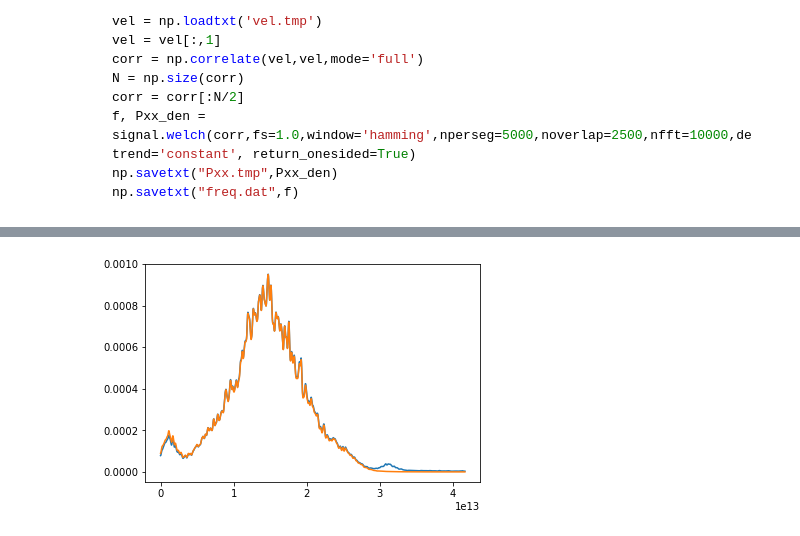
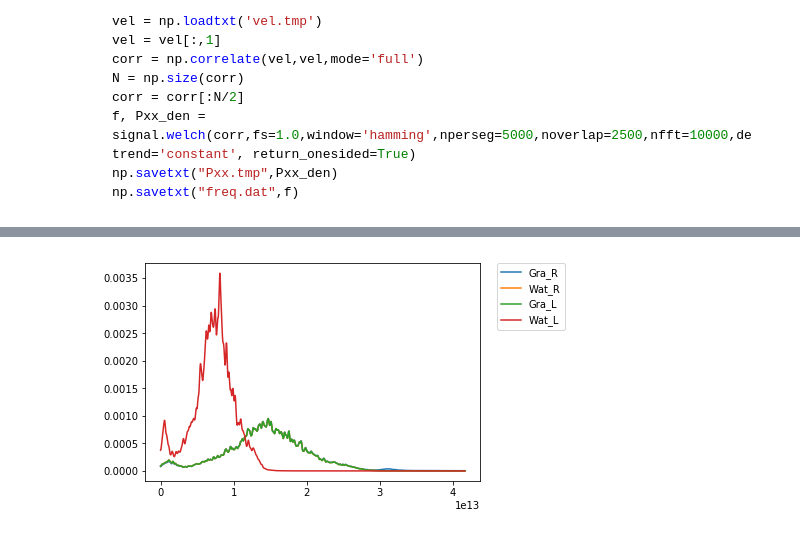
Before and after one commit to abhijithanandan/the-phonon-project, a Jupyter notebook: Phonon transport across Graphene Water Interface.ipynb, the cells around one changed output, grey strips where cells are left out. Cells and saved outputs as stored; diff of their text form; code cells hidden in the pictures.

```diff
--- a/Phonon transport across Graphene Water Interface.ipynb
+++ b/Phonon transport across Graphene Water Interface.ipynb
@@ -594,10 +707,17 @@ import matplotlib.pyplot as plt
 
 data_gra_R = np.loadtxt("dos_gra_R.dat")
 data_wat_R = np.loadtxt("dos_wat_R.dat")
+data_gra_L = np.loadtxt("dos_gra_L.dat")
+data_wat_L = np.loadtxt("dos_wat_L.dat")
 DOS_Gra_R = data_gra_R[:,1]
 DOS_Wat_R = data_wat_R[:,1]
+DOS_Gra_L = data_gra_L[:,1]
+DOS_Wat_L = data_wat_L[:,1]
 freq = data_gra_R[:,0]*(1/12e-15)
-plt.plot(freq,DOS_Gra_R)
-plt.plot(freq,DOS_Wat_R)
+plt.plot(freq,DOS_Gra_R, label='Gra_R')
+plt.plot(freq,DOS_Wat_R, label='Wat_R')
+plt.plot(freq,DOS_Gra_L, label='Gra_L')
+plt.plot(freq,DOS_Wat_L, label='Gra_L')
+plt.legend(bbox_to_anchor=(1.05, 1), loc=2, borderaxespad=0.)
 plt.show()
 # %% [output]
@@ -605,11 +725,16 @@ plt.show()
 # %%
 from pwtools import signal
 import scipy
 
 a = signal.smooth(DOS_Gra_R, scipy.signal.hann(50))
 b = signal.smooth(DOS_Wat_R, scipy.signal.hann(50))
-plt.plot(freq,a)
-plt.plot(freq,b)
+c = signal.smooth(DOS_Gra_L, scipy.signal.hann(50))
+d = signal.smooth(DOS_Wat_L, scipy.signal.hann(50))
+plt.plot(freq,a, label = 'Gra_R')
+plt.plot(freq,b, label = 'Wat_R')
+plt.plot(freq,c, label = 'Gra_L')
+plt.plot(freq,d, label = 'Wat_L')
+plt.legend(bbox_to_anchor=(1.05, 1), loc=2, borderaxespad=0.)
 plt.show()
 # %% [output]
-[figure, old version]
+[figure, new version]
```
Also changed, not shown: parts of 6 cells of this notebook.
